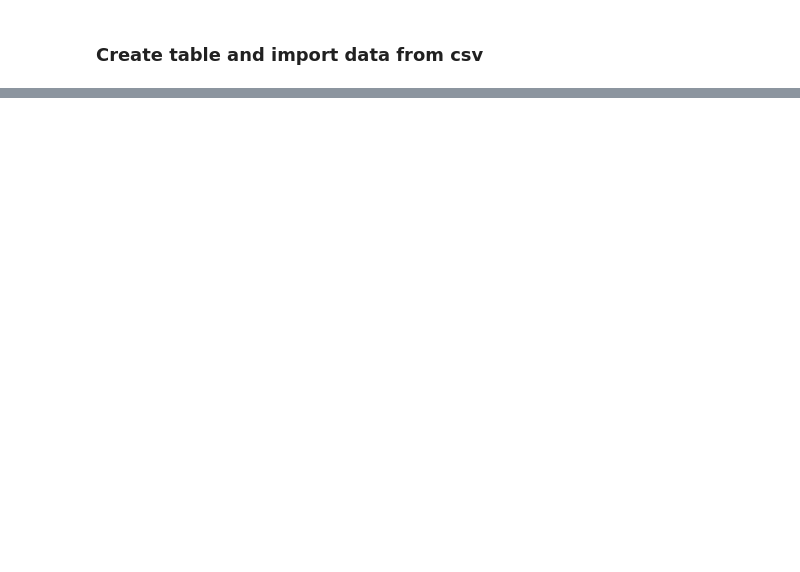
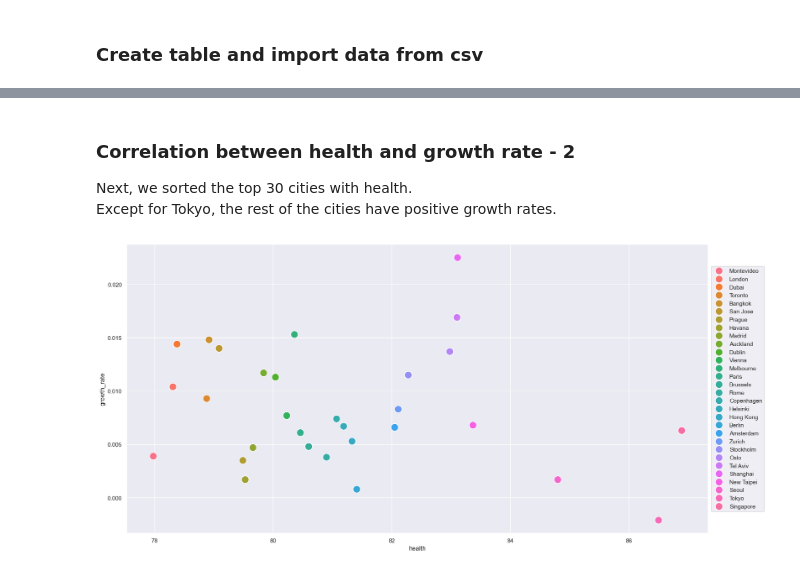
Before and after one commit to GitSallyCode/Project_DataAnalysis, a Jupyter notebook: main.ipynb, the cells around one changed output, grey strips where cells are left out. Saved outputs shown, nothing was run; the diff lists cells and outputs as text; code cells hidden in the pictures; blank space fills up the shorter version.

```diff
--- a/main.ipynb
+++ b/main.ipynb
@@ -245,0 +271,17 @@ data.head()
+# %% [markdown]
+### Correlation between health and growth rate - 2
+
+Next, we sorted the top 30 cities with health.
+ Except for Tokyo, the rest of the cities have positive growth rates.
+# %%
+g = sns.scatterplot(
+    x='health',
+    y='growth_rate',
+    data=data.sort_values(by=['health']).tail(30),
+    hue='city',
+    s=200
+)
+g.legend(loc='center left', bbox_to_anchor=(1, 0.5))
+plt.show()
+# %% [output]
+[figure, added]
```
Also changed, not shown: parts of 18 cells of this notebook.
